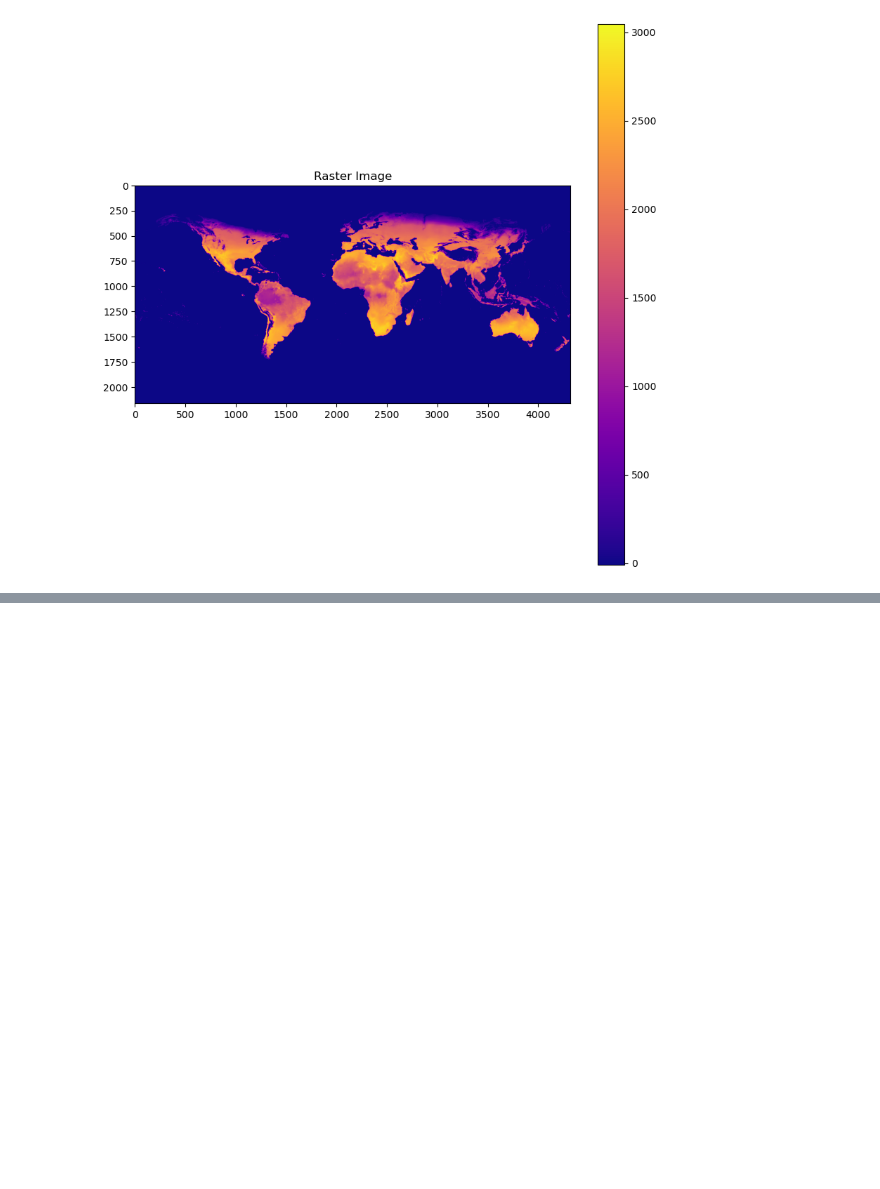
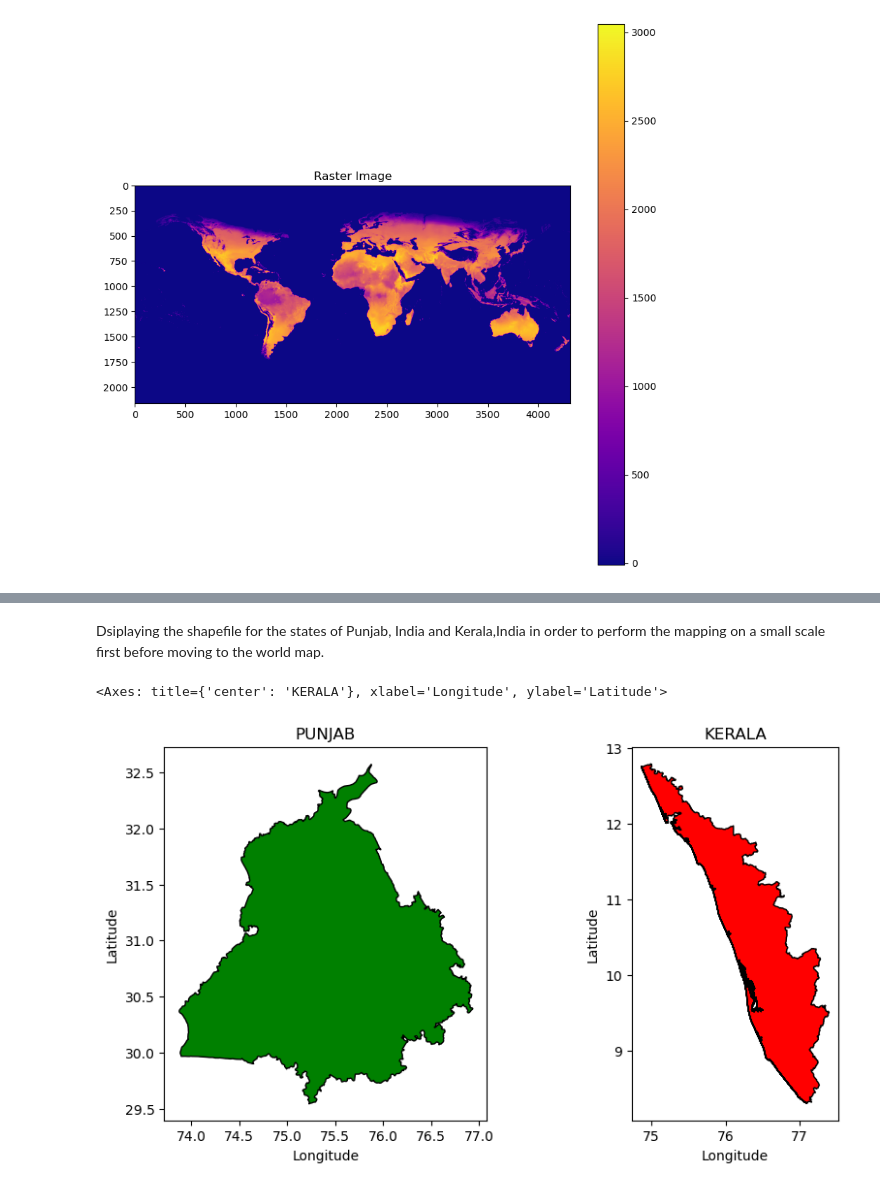
Before and after one commit to ClimateCompatibleGrowth/BEPMAT, a Jupyter notebook: Biomass.ipynb, the cells around one changed output, grey strips where cells are left out. Cells and saved outputs as stored; diff of their text form; code cells hidden in the pictures; blank space fills up the shorter version.

Commit message:
Added shapefiles for India

```diff
--- a/Biomass.ipynb
+++ b/Biomass.ipynb
@@ -55,0 +39,11 @@ with rasterio.open(url) as src:
+# %%
+import geopandas as gpd
+
+# Specify the path to the shapefile (.shp) file
+shapefile_path = "./shapefiles_india/gadm41_IND_shp/gadm41_IND_1.shp"
+
+# Read the shapefile using geopandas
+gdf = gpd.read_file(shapefile_path)
+
+# Print the first few rows of the GeoDataFrame
+print(gdf.head())
@@ -55,0 +68,17 @@ with rasterio.open(url) as src:
+# %% [markdown]
+Dsiplaying the shapefile for the states of Punjab, India and Kerala,India in order to perform the mapping on a small scale first before moving to the world map.
+# %%
+punjab = gdf[gdf['NAME_1']=='Punjab']
+kerala = gdf[gdf['NAME_1']=='Kerala']
+fig,axs= plt.subplots(1,2,figsize=(10,5))
+axs[0].set_title('PUNJAB')
+axs[0].set_xlabel('Longitude')
+axs[0].set_ylabel('Latitude')
+axs[1].set_title('KERALA')
+axs[1].set_xlabel('Longitude')
+axs[1].set_ylabel('Latitude')
+punjab.plot(ax=axs[0], color = 'green', edgecolor='black')
+kerala.plot(ax=axs[1], color = 'red', edgecolor='black')
+# %% [output]
+<Axes: title={'center': 'KERALA'}, xlabel='Longitude', ylabel='Latitude'>
+[figure, added]
```
Also changed, not shown: parts of 6 cells of this notebook, 26 other files.
